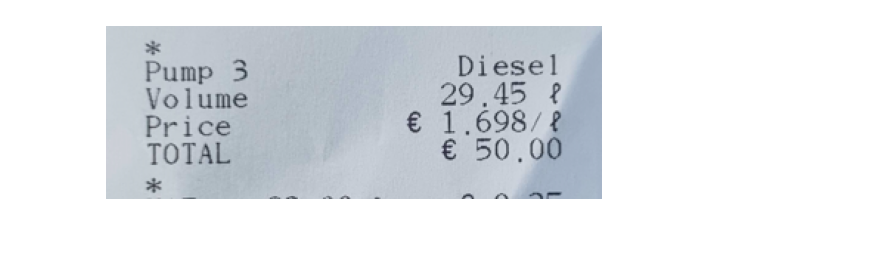
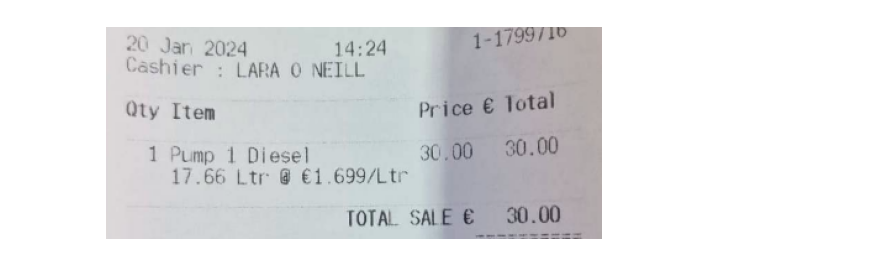
Before and after one commit to ndavido/fuelbuddy, a Jupyter notebook: Backend/OCR_Jupyter/ocr_reciepts.ipynb, the cells around one changed output. Cells and saved outputs as stored; diff of their text form; code cells hidden in the pictures; blank space fills up the shorter version.

```diff
--- a/Backend/OCR_Jupyter/ocr_reciepts.ipynb
+++ b/Backend/OCR_Jupyter/ocr_reciepts.ipynb
@@ -6,13 +6,13 @@ import pytesseract
 from matplotlib import pyplot as plt
 import numpy as np
 # %%
-image_path = 'images/reciepts/rec3_cut.png'
+image_path = 'images/reciepts/test6.png'
 image = cv2.imread(image_path)
 plt.imshow(image)
 plt.axis('off')
 plt.show()
 # %% [output]
-[figure, old version]
+[figure, new version]
 # %%
 def preprocess(image):
     gray = cv2.cvtColor(image, cv2.COLOR_BGR2GRAY)
```
Also changed, not shown: parts of 4 cells of this notebook, 1 other file.
